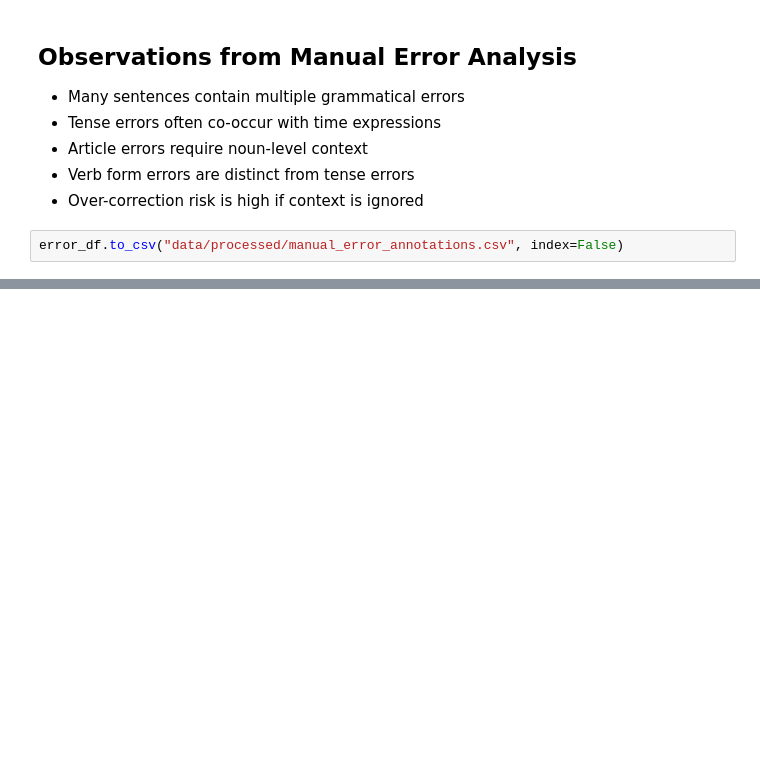
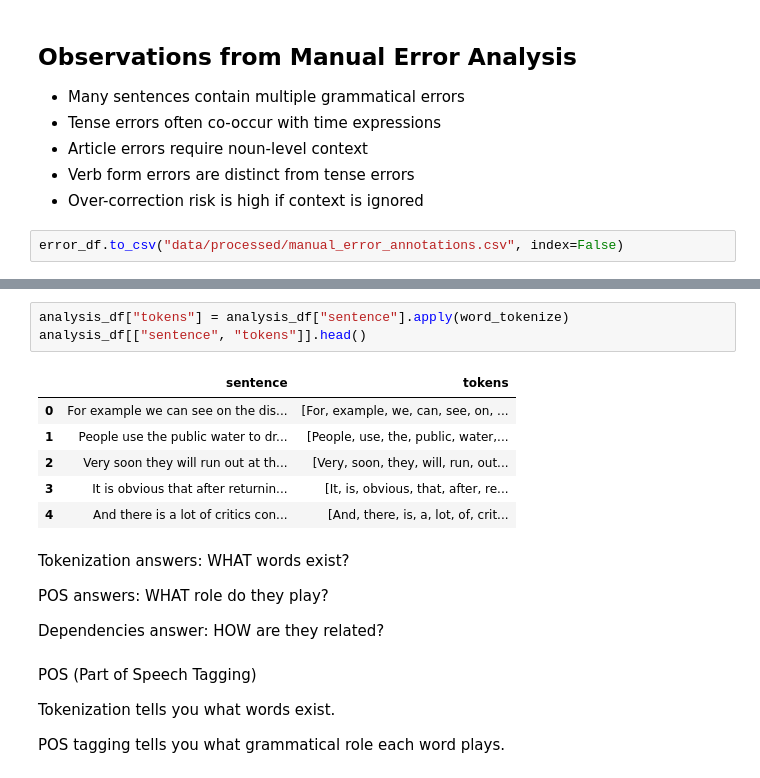
Before and after one commit to lekshmi-j/Grammar-autocorrector, a Jupyter notebook: notebooks/01_text_analysis.ipynb, the cells around one changed output, grey strips where cells are left out. Saved outputs shown, nothing was run; the diff lists cells and outputs as text; blank space fills up the shorter version.

```diff
--- a/notebooks/01_text_analysis.ipynb
+++ b/notebooks/01_text_analysis.ipynb
@@ -400,0 +522,22 @@ error_df.to_csv("data/processed/manual_error_annotations.csv", index=False)
+# %%
+analysis_df["tokens"] = analysis_df["sentence"].apply(word_tokenize)
+analysis_df[["sentence", "tokens"]].head()
+# %% [output]
+|  | sentence | tokens |
+| 0 | For example we can see on the dis... | [For, example, we, can, see, on, ... |
+| 1 | People use the public water to dr... | [People, use, the, public, water,... |
+| 2 | Very soon they will run out at th... | [Very, soon, they, will, run, out... |
+| 3 | It is obvious that after returnin... | [It, is, obvious, that, after, re... |
+| 4 | And there is a lot of critics con... | [And, there, is, a, lot, of, crit... |
+# %% [markdown]
+Tokenization answers: WHAT words exist?
+
+POS answers: WHAT role do they play?
+
+Dependencies answer: HOW are they related?
+# %% [markdown]
+POS (Part of Speech Tagging)
+
+Tokenization tells you what words exist.
+
+POS tagging tells you what grammatical role each word plays.
```
Also changed, not shown: parts of 40 cells of this notebook, 1 other file.
